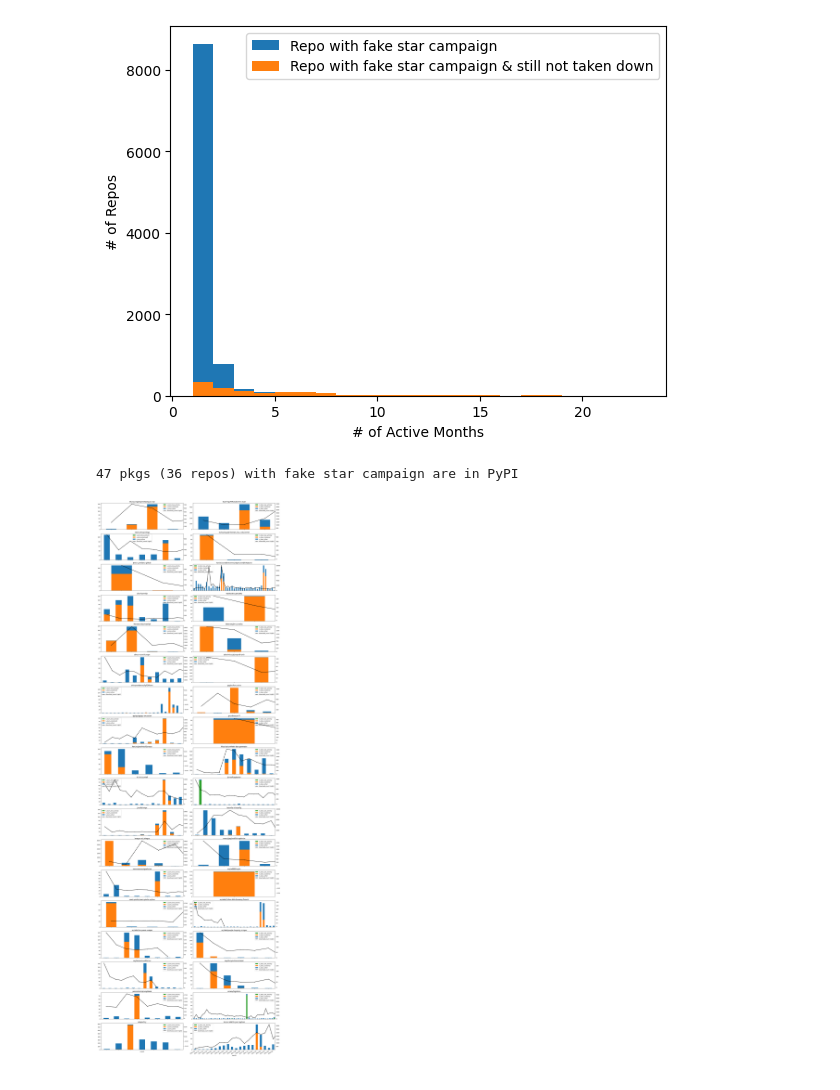
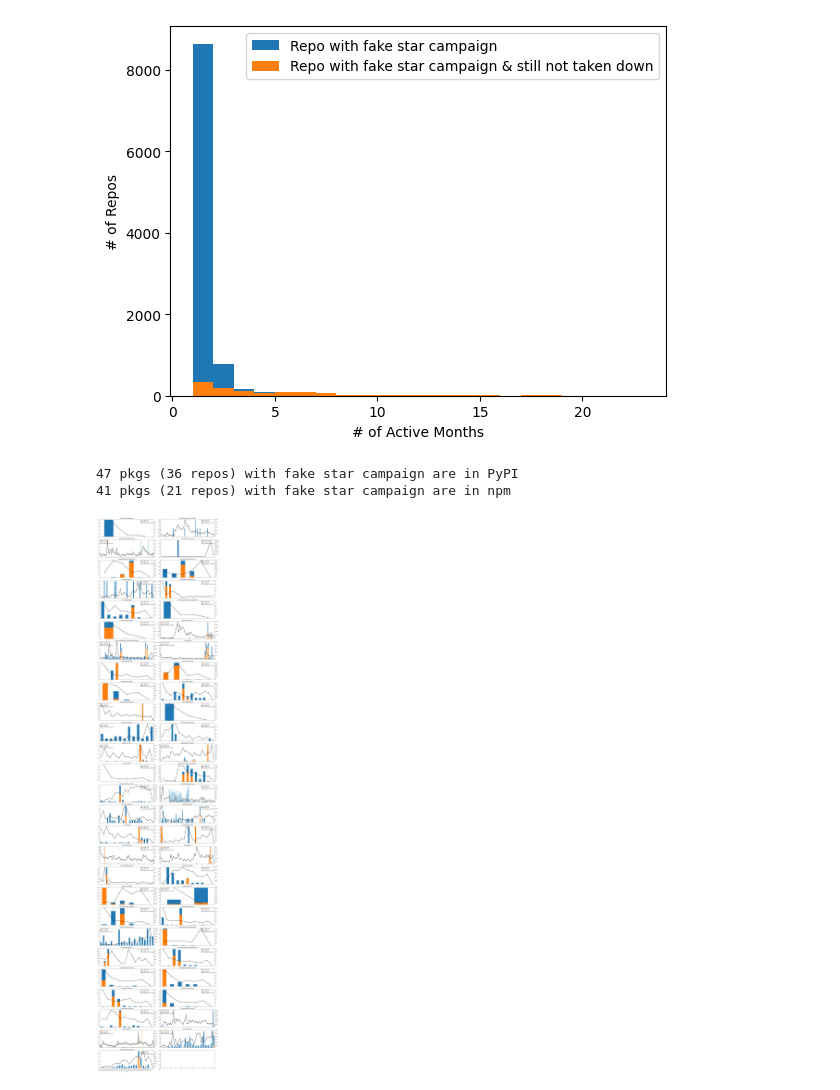
Before and after one commit to hehao98/StarScout, a Jupyter notebook: exploratory_analysis_copycatch.ipynb, the cells around one changed output. Saved outputs shown, nothing was run; the diff lists cells and outputs as text; code cells hidden in the pictures.

```diff
--- a/exploratory_analysis_copycatch.ipynb
+++ b/exploratory_analysis_copycatch.ipynb
@@ -105,43 +105,43 @@ ax.set_xlabel("# of Active Months")
 # %% [output]
 Text(0.5, 0, '# of Active Months')
 [figure]
+# %%
+pypi_pkgs, pypi_downloads = data.get_pypi_pkgs_and_downloads()
+print(
+    f"{len(pypi_pkgs)} pkgs ({len(set(pypi_pkgs.github))} repos)"
+    " with fake star campaign are in PyPI"
+)
+npm_pkgs, npm_downloads = data.get_npm_pkgs_and_downloads()
+print(
+    f"{len(npm_pkgs)} pkgs ({len(set(npm_pkgs.github))} repos)"
+    " with fake star campaign are in npm"
+)
+# %% [output]
+47 pkgs (36 repos) with fake star campaign are in PyPI
+41 pkgs (21 repos) with fake star campaign are in npm
 # %%
-pypi_pkgs, pypi_downloads = data.get_pypi_pkgs_and_downloads()
-print(
-    f"{len(pypi_pkgs)} pkgs ({len(set(pypi_pkgs.github))} repos)"
-    " with fake star campaign are in PyPI"
-)
-pypi_repos = sorted(set(pypi_pkgs.github))
-fig, axes = plt.subplots(18, 2, figsize=(20, 60))
-for i, repo in enumerate(pypi_repos):
-    df = stars[stars.repo == repo]
-    df[["month", "n_stars_low_activity", "n_stars_clustered", "n_stars_other"]].plot(
+_, downloads = data.get_modeling_data()
+fig, axes = plt.subplots(27, 2, figsize=(20, 90))
+for i, (repo, df) in enumerate(downloads.groupby("repo")):
+    df[["month", "n_stars_fake", "n_stars_real"]].plot(
         kind="bar",
         x="month",
         stacked=True,
         ax=axes[i // 2, i % 2],
         title=repo,
-        color=["C2", "C1", "C0"],
+        color=["C1", "C0"],
     )
-    pkgs = set(pypi_pkgs[pypi_pkgs.github == repo].name)
-    df2 = (
-        pypi_downloads[pypi_downloads.name.isin(pkgs)]
-        .groupby("month")
-        .agg(download_count=("download_count", "sum"))
-        .reset_index()
-    )
-    df2[["month", "download_count"]].plot(
+    df[["month", "download_count"]].plot(
         kind="line",
         x="month",
         ax=axes[i // 2, i % 2],
         secondary_y=True,
         color="black",
         style=".-",
         linewidth=2,
-        markersize=5,
+        markersize=10,
     )
 fig.autofmt_xdate()
 fig.tight_layout()
 # %% [output]
-47 pkgs (36 repos) with fake star campaign are in PyPI
-[figure, old version]
+[figure, new version]
```
Also changed, not shown: parts of 3 cells of this notebook, 3 other files.
